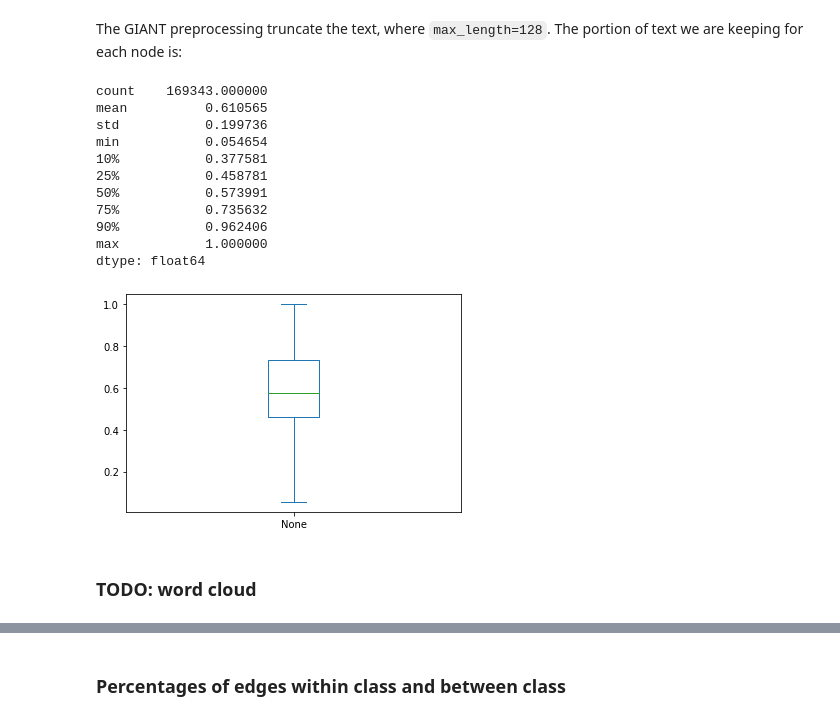
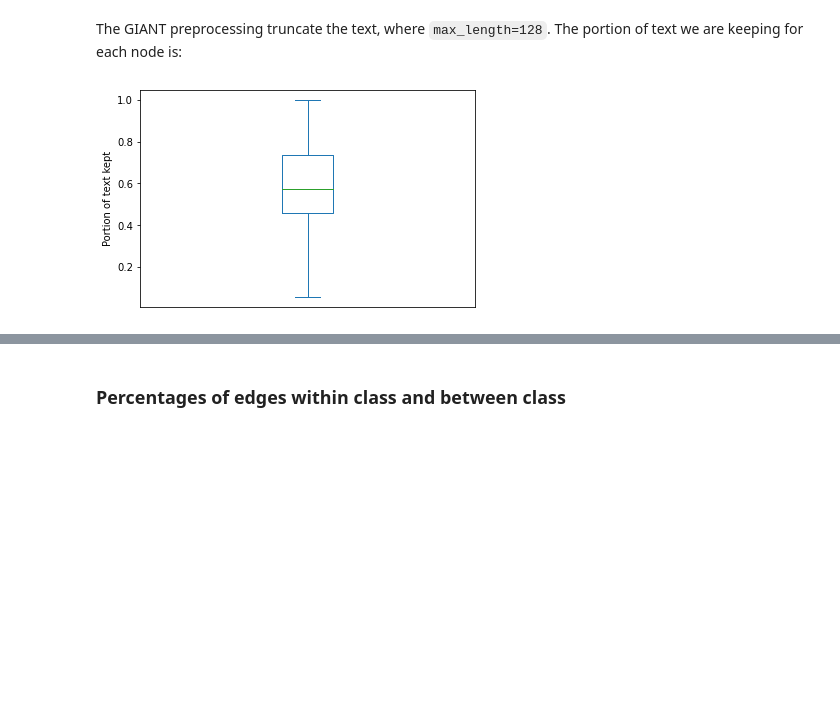
Before and after one commit to TuAnh23/E2EG, a Jupyter notebook: notebooks/EDA.ipynb, the cells around one changed output, grey strips where cells are left out. Saved outputs shown, nothing was run; the diff lists cells and outputs as text; code cells hidden in the pictures; blank space fills up the shorter version.

```diff
--- a/notebooks/EDA.ipynb
+++ b/notebooks/EDA.ipynb
@@ -122,19 +115,9 @@ The GIANT preprocessing truncate the text, where `max_length=128`. The portion o
 # %%
 keep = [128/x if x > 128 else 1 for x in count_tokens]
 pd.Series(keep).plot.box(showfliers=False)
 pd.Series(keep).describe(percentiles=[.1, .25, .5, .75, .9])
+plt.ylabel("Portion of text kept")
+plt.xticks([])
+plt.savefig(f"{plot_dir}/PortionOfTextKept.pdf", bbox_inches='tight')
 # %% [output]
-count    169343.000000
-mean          0.610565
-std           0.199736
-min           0.054654
-10%           0.377581
-25%           0.458781
-50%           0.573991
-75%           0.735632
-90%           0.962406
-max           1.000000
-dtype: float64
-[figure, old version]
+[figure, new version]
-# %% [markdown]
-### TODO: word cloud
```
Also changed, not shown: parts of 12 cells of this notebook, 1 other file.
